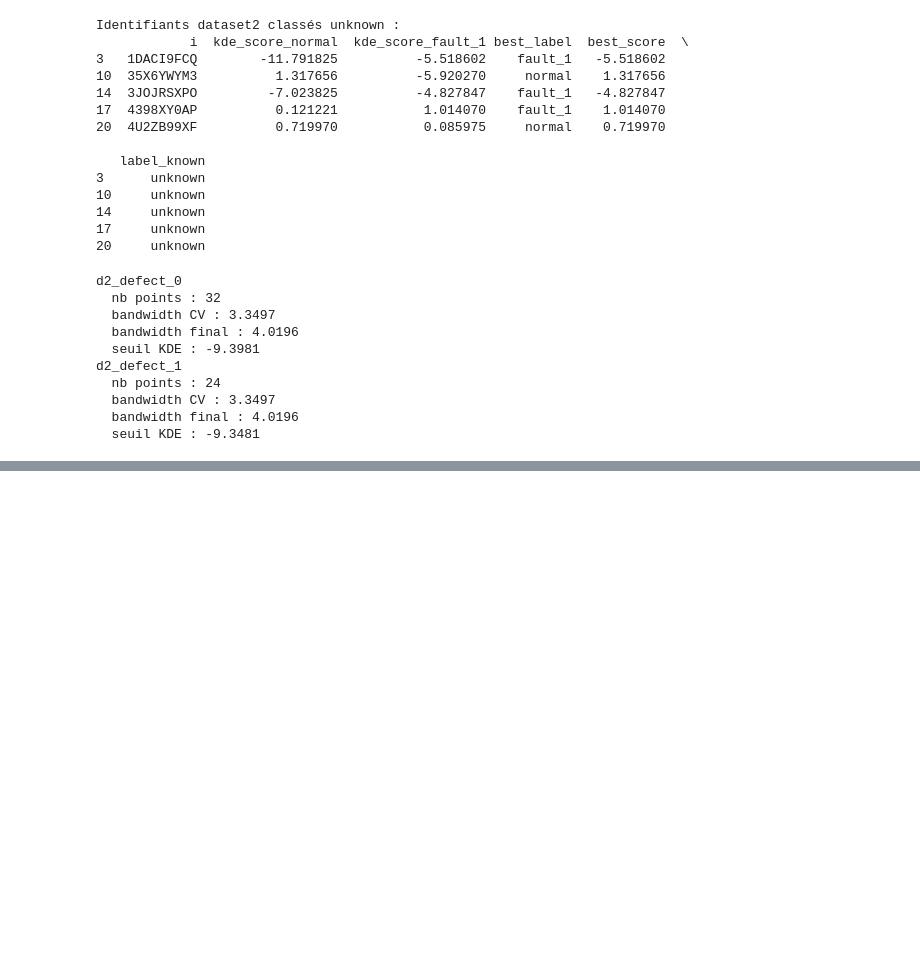
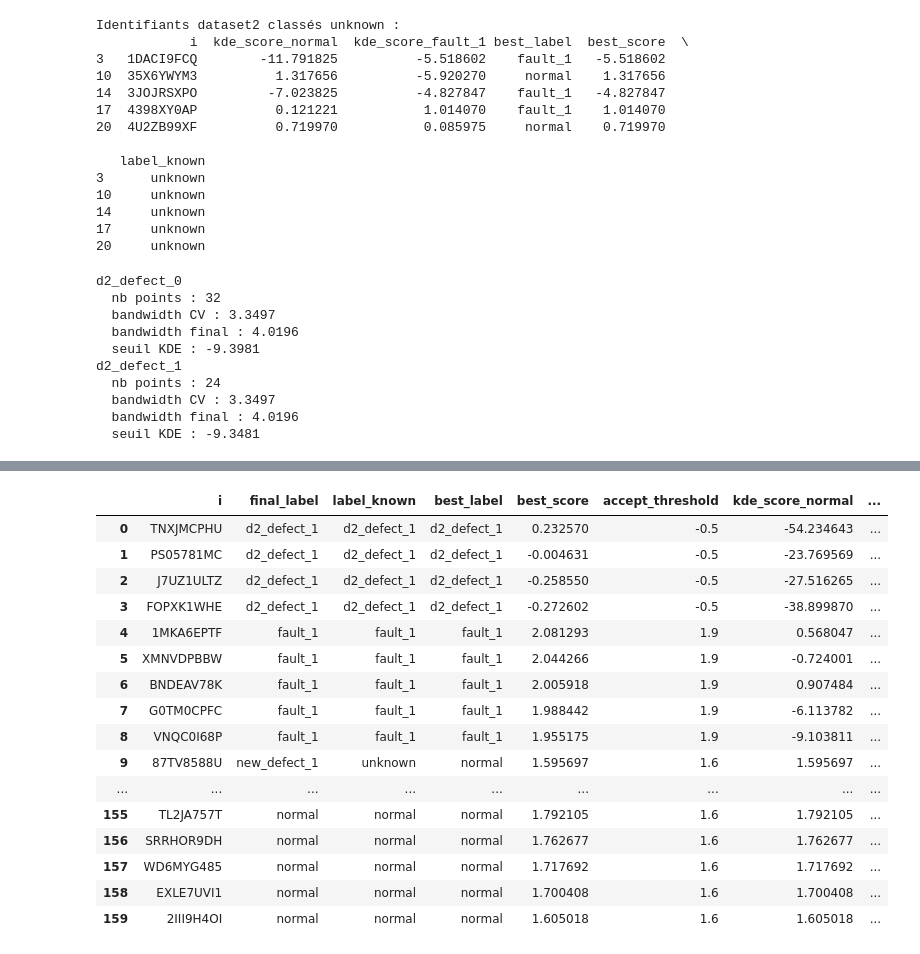
Before and after one commit to louay-git/EI_Stellantis, a Jupyter notebook: dataset0/test.ipynb, the cells around one changed output, grey strips where cells are left out. Cells and saved outputs as stored; diff of their text form; code cells hidden in the pictures; blank space fills up the shorter version.

```diff
--- a/dataset0/test.ipynb
+++ b/dataset0/test.ipynb
@@ -711,11 +711,11 @@ MARGIN_D2_DEFECT = 0.15
 # Seuils d'acceptation observés manuellement
 ACCEPT_SCORE_BY_LABEL = {
     "normal": 1.6,
-    "fault_1": 1.85,
+    "fault_1": 1.90,
 
     # Pour les défauts appris du dataset2, on garde un seuil neutre pour l'instant
     "d2_defect_0": 1,
-    "d2_defect_1": -1
+    "d2_defect_1": -0.5
 }
 
 # Grille de bandwidth KDE
@@ -1428,0 +1388,69 @@ df_d2_candidates_d3
+# %%
+# ============================================================
+# 14. TABLE COMPLÈTE DES RÉSULTATS DATASET3
+# ============================================================
+
+# Colonnes principales à afficher
+base_cols = [
+    ID_COL,
+    "final_label",
+    "label_known",
+    "best_label",
+    "best_score"
+]
+
+# Colonnes de seuil si elles existent
+optional_cols = [
+    "accept_threshold"
+]
+
+# Scores KDE disponibles
+score_cols = [
+    col for col in df_d3_pred.columns
+    if col.startswith("kde_score_")
+]
+
+# Log densities si tu veux aussi les voir
+log_density_cols = [
+    col for col in df_d3_pred.columns
+    if col.startswith("log_density_")
+]
+
+# On garde uniquement les colonnes qui existent vraiment
+cols_to_show = [
+    col for col in base_cols + optional_cols + score_cols
+    if col in df_d3_pred.columns
+]
+
+# Création de la table finale
+df_results_d3 = df_d3_pred[cols_to_show].copy()
+
+# Tri pour lecture plus simple
+df_results_d3 = df_results_d3.sort_values(
+    by=["final_label", "best_score"],
+    ascending=[True, False]
+).reset_index(drop=True)
+
+# Affichage de toute la table
+pd.set_option("display.max_rows", None)
+pd.set_option("display.max_columns", None)
+
+#df_results_d3
+# %% [output]
+|  | i | final_label | label_known | best_label | best_score | accept_threshold | kde_score_normal | ... |
+| 0 | TNXJMCPHU | d2_defect_1 | d2_defect_1 | d2_defect_1 | 0.232570 | -0.5 | -54.234643 | ... |
+| 1 | PS05781MC | d2_defect_1 | d2_defect_1 | d2_defect_1 | -0.004631 | -0.5 | -23.769569 | ... |
+| 2 | J7UZ1ULTZ | d2_defect_1 | d2_defect_1 | d2_defect_1 | -0.258550 | -0.5 | -27.516265 | ... |
+| 3 | FOPXK1WHE | d2_defect_1 | d2_defect_1 | d2_defect_1 | -0.272602 | -0.5 | -38.899870 | ... |
+| 4 | 1MKA6EPTF | fault_1 | fault_1 | fault_1 | 2.081293 | 1.9 | 0.568047 | ... |
+| 5 | XMNVDPBBW | fault_1 | fault_1 | fault_1 | 2.044266 | 1.9 | -0.724001 | ... |
+| 6 | BNDEAV78K | fault_1 | fault_1 | fault_1 | 2.005918 | 1.9 | 0.907484 | ... |
+| 7 | G0TM0CPFC | fault_1 | fault_1 | fault_1 | 1.988442 | 1.9 | -6.113782 | ... |
+| 8 | VNQC0I68P | fault_1 | fault_1 | fault_1 | 1.955175 | 1.9 | -9.103811 | ... |
+| 9 | 87TV8588U | new_defect_1 | unknown | normal | 1.595697 | 1.6 | 1.595697 | ... |
+| ... | ... | ... | ... | ... | ... | ... | ... | ... |
+| 155 | TL2JA757T | normal | normal | normal | 1.792105 | 1.6 | 1.792105 | ... |
+| 156 | SRRHOR9DH | normal | normal | normal | 1.762677 | 1.6 | 1.762677 | ... |
+| 157 | WD6MYG485 | normal | normal | normal | 1.717692 | 1.6 | 1.717692 | ... |
+| 158 | EXLE7UVI1 | normal | normal | normal | 1.700408 | 1.6 | 1.700408 | ... |
+| 159 | 2III9H4OI | normal | normal | normal | 1.605018 | 1.6 | 1.605018 | ... |
```
Also changed, not shown: parts of 31 cells of this notebook.
